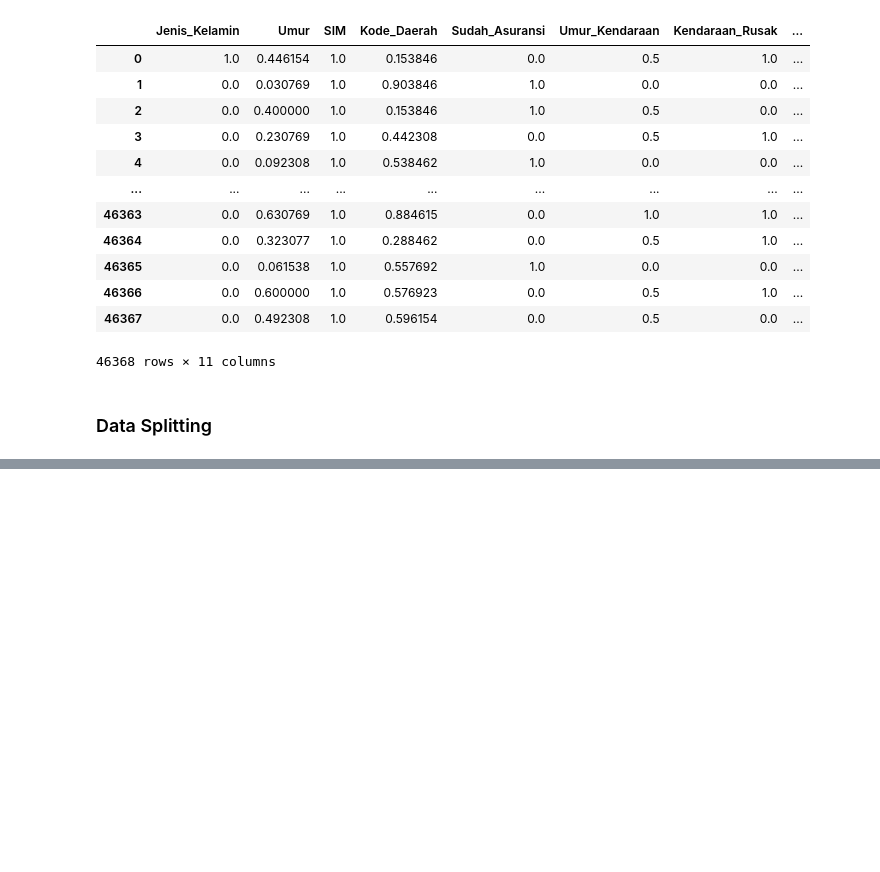
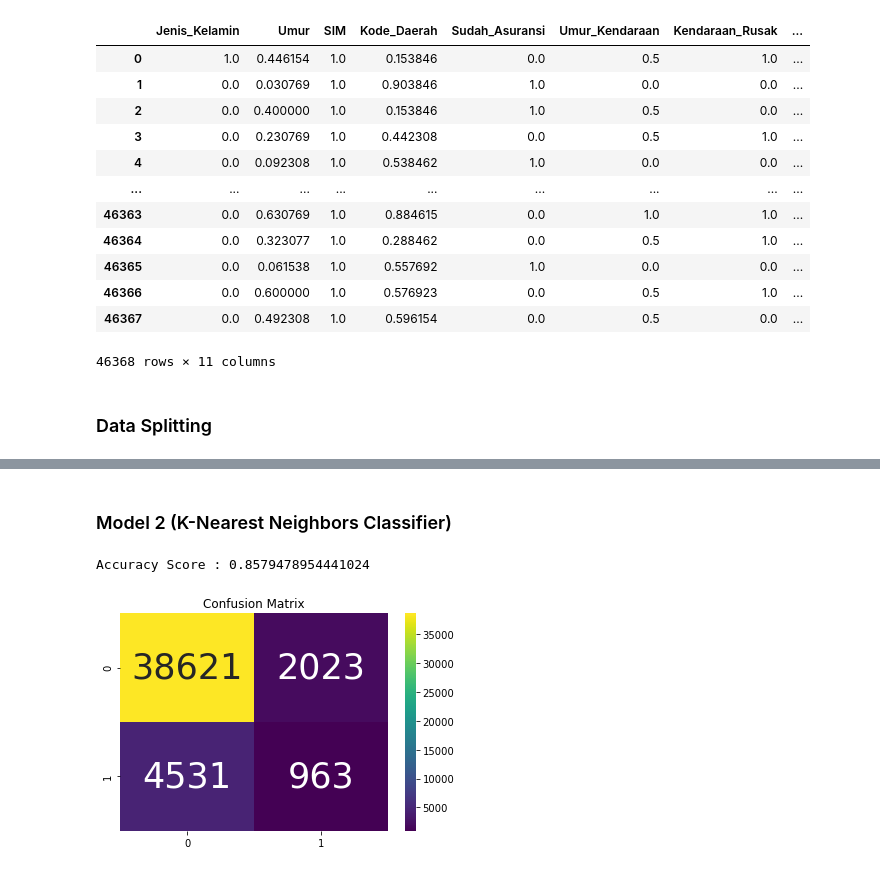
Before and after one commit to raihanmuhith/Classification, a Jupyter notebook: Tubes MCL 2.ipynb, the cells around one changed output, grey strips where cells are left out. Drawn from its saved outputs; the diff is of its cells as text; code cells hidden in the pictures; blank space fills up the shorter version.

```diff
--- a/Tubes MCL 2.ipynb
+++ b/Tubes MCL 2.ipynb
@@ -571,0 +592,19 @@ Name: Tertarik, Length: 46368, dtype: float64
+# %% [markdown]
+### Model 2 (K-Nearest Neighbors Classifier)
+# %%
+from sklearn.neighbors import KNeighborsClassifier
+
+model_KNN = KNeighborsClassifier(n_neighbors=5)
+model_KNN.fit(x_train, y_train)
+y_pred_KNN = model_KNN.predict(x_validation)
+
+list_accuracy.append(accuracy_score(y_validation, y_pred_KNN))
+print('Accuracy Score :',accuracy_score(y_validation, y_pred_KNN))
+# %% [output]
+Accuracy Score : 0.8579478954441024
+# %%
+matrix = confusion_matrix(y_validation, y_pred_KNN)
+sns.heatmap(data=matrix,cmap="viridis",annot=True,fmt=".0f",annot_kws={"size":35},).set_title('Confusion Matrix')
+plt.show()
+# %% [output]
+[figure, added]
```
Also changed, not shown: parts of 32 cells of this notebook, 1 other file.
